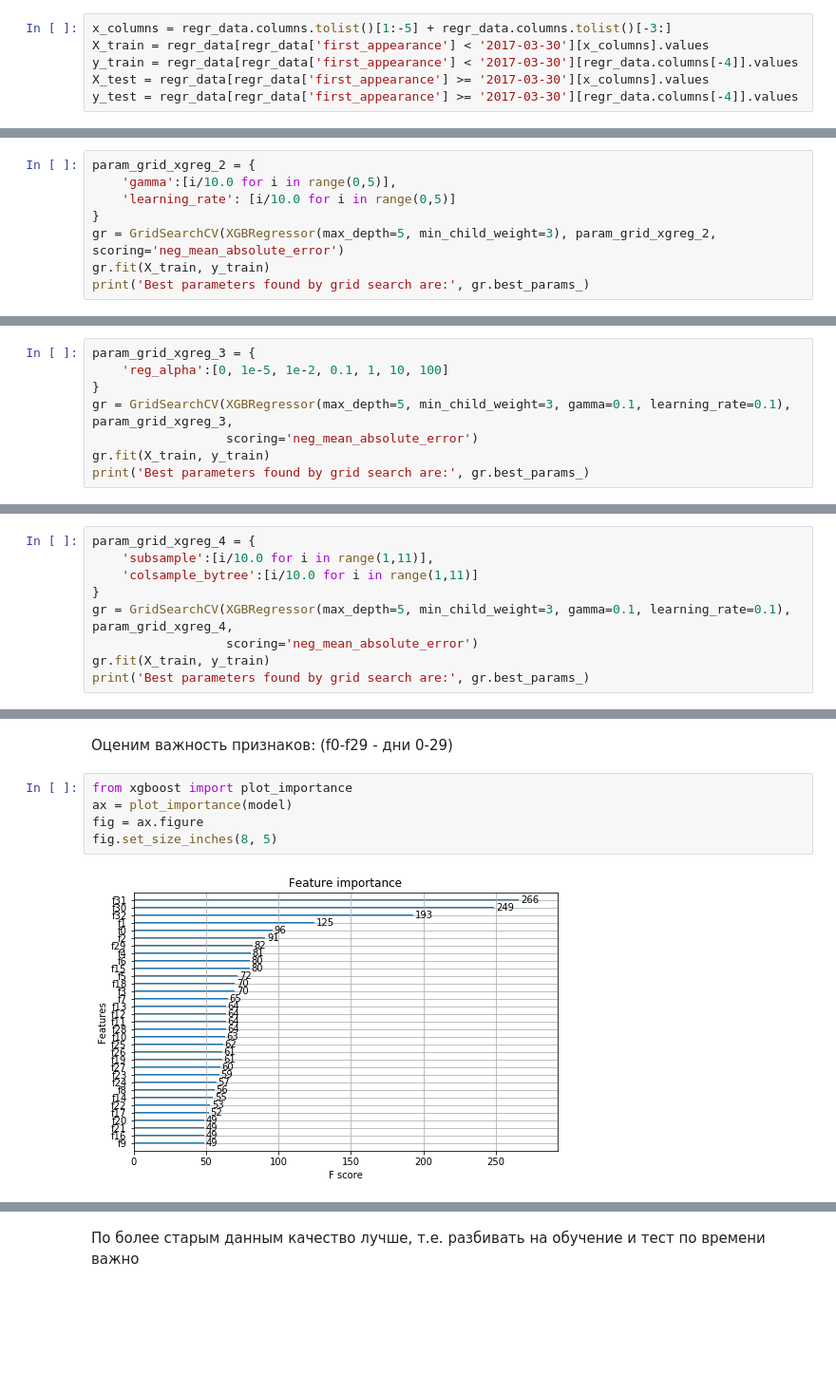
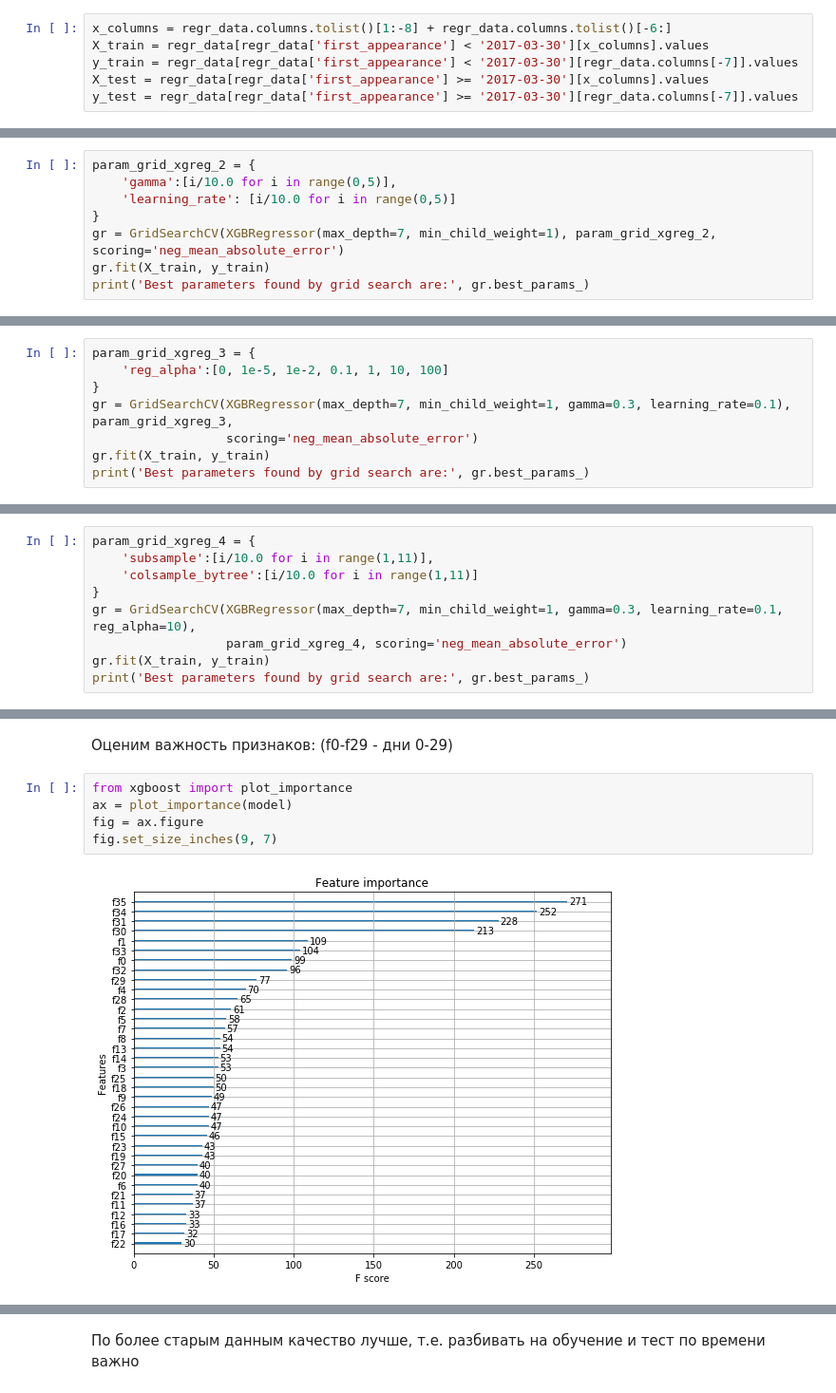
Before and after one commit to iagorshkov/Data_analysis_projects, a Jupyter notebook: Отчет.ipynb, the cells around one changed output, grey strips where cells are left out. Shown at 95% size. Cells and saved outputs as stored; diff of their text form; blank space fills up the shorter version.

```diff
--- a/Отчет.ipynb
+++ b/Отчет.ipynb
@@ -428,9 +457,9 @@ regr_data = regr_data.merge(data.groupby(['id'])[['session_length']].std().reset
 # %%
-x_columns = regr_data.columns.tolist()[1:-5] + regr_data.columns.tolist()[-3:]
+x_columns = regr_data.columns.tolist()[1:-8] + regr_data.columns.tolist()[-6:]
 X_train = regr_data[regr_data['first_appearance'] < '2017-03-30'][x_columns].values
-y_train = regr_data[regr_data['first_appearance'] < '2017-03-30'][regr_data.columns[-4]].values
+y_train = regr_data[regr_data['first_appearance'] < '2017-03-30'][regr_data.columns[-7]].values
 X_test = regr_data[regr_data['first_appearance'] >= '2017-03-30'][x_columns].values
-y_test = regr_data[regr_data['first_appearance'] >= '2017-03-30'][regr_data.columns[-4]].values
+y_test = regr_data[regr_data['first_appearance'] >= '2017-03-30'][regr_data.columns[-7]].values
 # %% [markdown]
 Попробуем **CatBoost**:
 # %%
@@ -477,7 +506,7 @@ param_grid_xgreg_2 = {
     'gamma':[i/10.0 for i in range(0,5)],
     'learning_rate': [i/10.0 for i in range(0,5)]
 }
-gr = GridSearchCV(XGBRegressor(max_depth=5, min_child_weight=3), param_grid_xgreg_2, scoring='neg_mean_absolute_error')
+gr = GridSearchCV(XGBRegressor(max_depth=7, min_child_weight=1), param_grid_xgreg_2, scoring='neg_mean_absolute_error')
 gr.fit(X_train, y_train)
 print('Best parameters found by grid search are:', gr.best_params_)
 # %% [output]
@@ -486,7 +515,7 @@ Best parameters found by grid search are: {'gamma': 0.1, 'learning_rate': 0.1}
 param_grid_xgreg_3 = {
     'reg_alpha':[0, 1e-5, 1e-2, 0.1, 1, 10, 100]
 }
-gr = GridSearchCV(XGBRegressor(max_depth=5, min_child_weight=3, gamma=0.1, learning_rate=0.1), param_grid_xgreg_3,
+gr = GridSearchCV(XGBRegressor(max_depth=7, min_child_weight=1, gamma=0.3, learning_rate=0.1), param_grid_xgreg_3,
                   scoring='neg_mean_absolute_error')
 gr.fit(X_train, y_train)
 print('Best parameters found by grid search are:', gr.best_params_)
@@ -497,8 +526,8 @@ param_grid_xgreg_4 = {
     'subsample':[i/10.0 for i in range(1,11)],
     'colsample_bytree':[i/10.0 for i in range(1,11)]
 }
-gr = GridSearchCV(XGBRegressor(max_depth=5, min_child_weight=3, gamma=0.1, learning_rate=0.1), param_grid_xgreg_4,
-                  scoring='neg_mean_absolute_error')
+gr = GridSearchCV(XGBRegressor(max_depth=7, min_child_weight=1, gamma=0.3, learning_rate=0.1, reg_alpha=10),
+                  param_grid_xgreg_4, scoring='neg_mean_absolute_error')
 gr.fit(X_train, y_train)
 print('Best parameters found by grid search are:', gr.best_params_)
 # %% [output]
@@ -521,7 +550,7 @@ RMSE: 2.6193
 # %%
 from xgboost import plot_importance
 ax = plot_importance(model)
 fig = ax.figure
-fig.set_size_inches(8, 5)
+fig.set_size_inches(9, 7)
 # %% [output]
-[figure, old version]
+[figure, new version]
```
Also changed, not shown: parts of 59 cells of this notebook, 2 other files.
